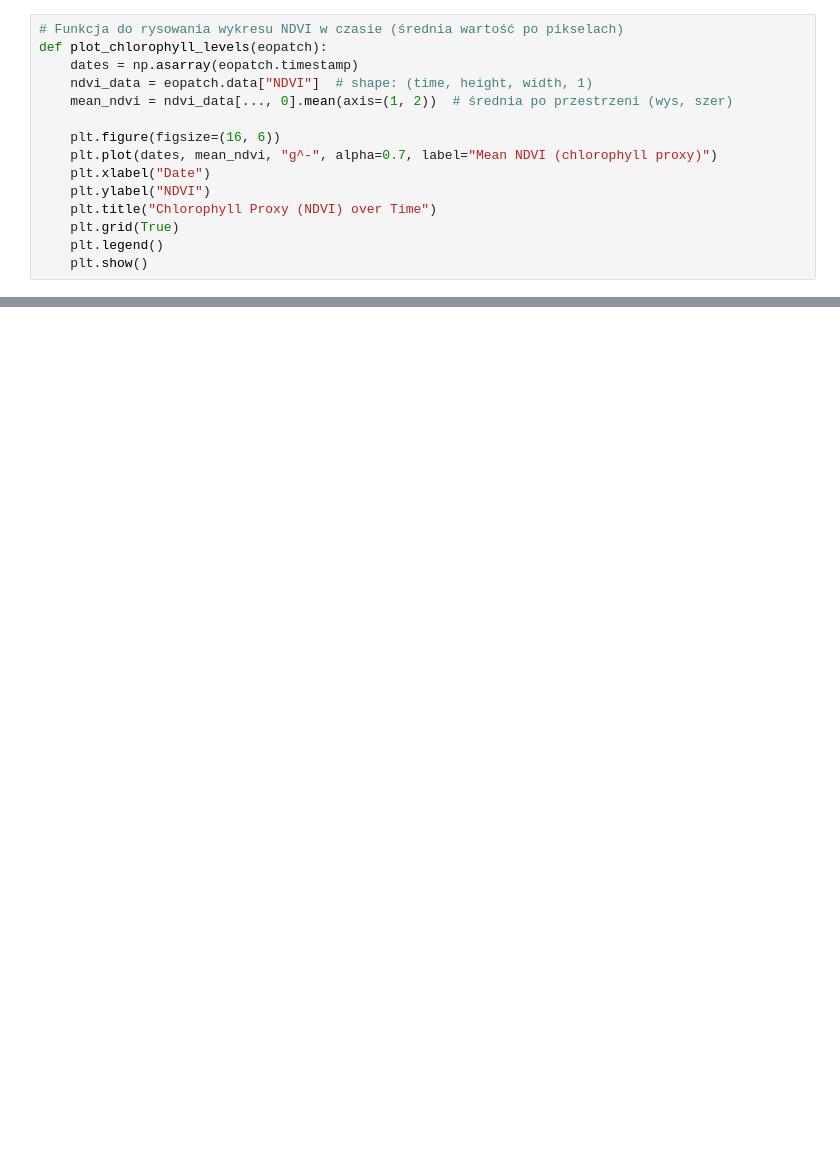
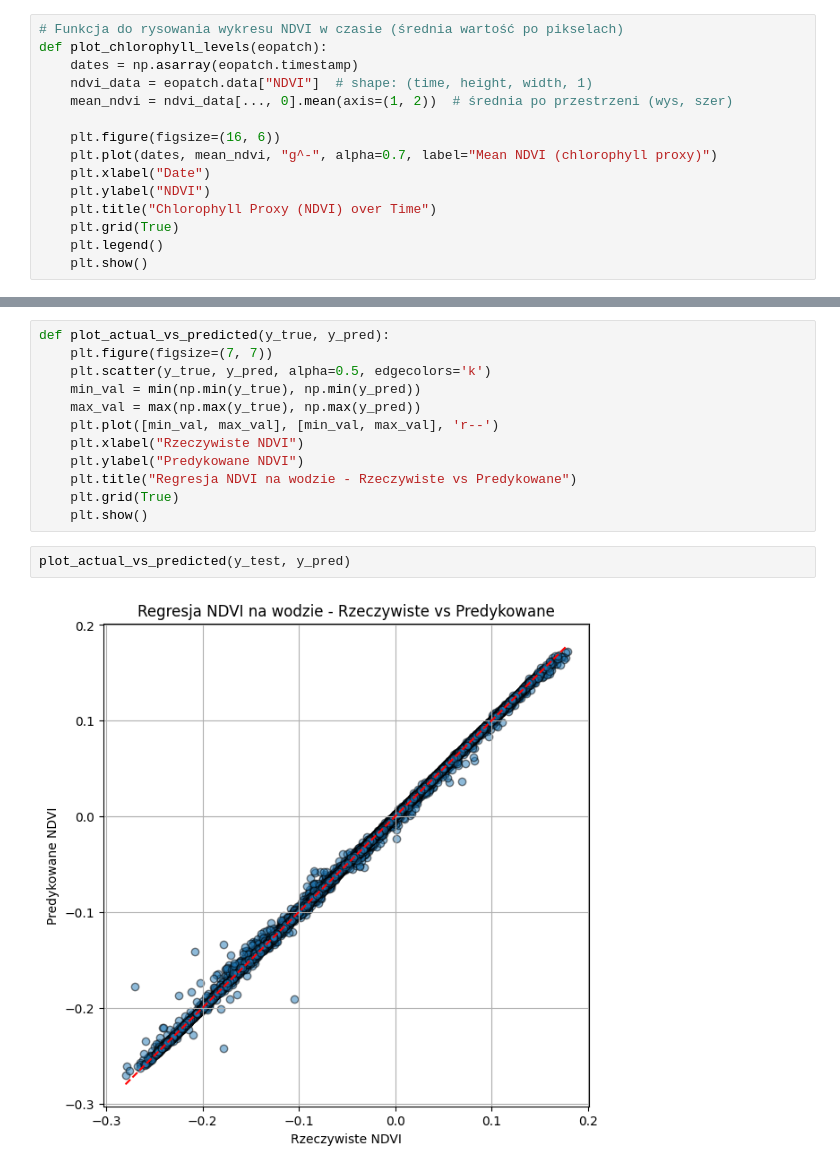
Before and after one commit to moon4moon/ADRSW, a Jupyter notebook: WaterMonitorWorkflow.ipynb, the cells around one changed output, grey strips where cells are left out. Cells and saved outputs as stored; diff of their text form; blank space fills up the shorter version.

```diff
--- a/WaterMonitorWorkflow.ipynb
+++ b/WaterMonitorWorkflow.ipynb
@@ -372,0 +435,16 @@ plot_chlorophyll_levels(patch)
+# %%
+def plot_actual_vs_predicted(y_true, y_pred):
+    plt.figure(figsize=(7, 7))
+    plt.scatter(y_true, y_pred, alpha=0.5, edgecolors='k')
+    min_val = min(np.min(y_true), np.min(y_pred))
+    max_val = max(np.max(y_true), np.max(y_pred))
+    plt.plot([min_val, max_val], [min_val, max_val], 'r--')
+    plt.xlabel("Rzeczywiste NDVI")
+    plt.ylabel("Predykowane NDVI")
+    plt.title("Regresja NDVI na wodzie - Rzeczywiste vs Predykowane")
+    plt.grid(True)
+    plt.show()
+# %%
+plot_actual_vs_predicted(y_test, y_pred)
+# %% [output]
+[figure, added]
```
Also changed, not shown: parts of 16 cells of this notebook, 2 other files.
